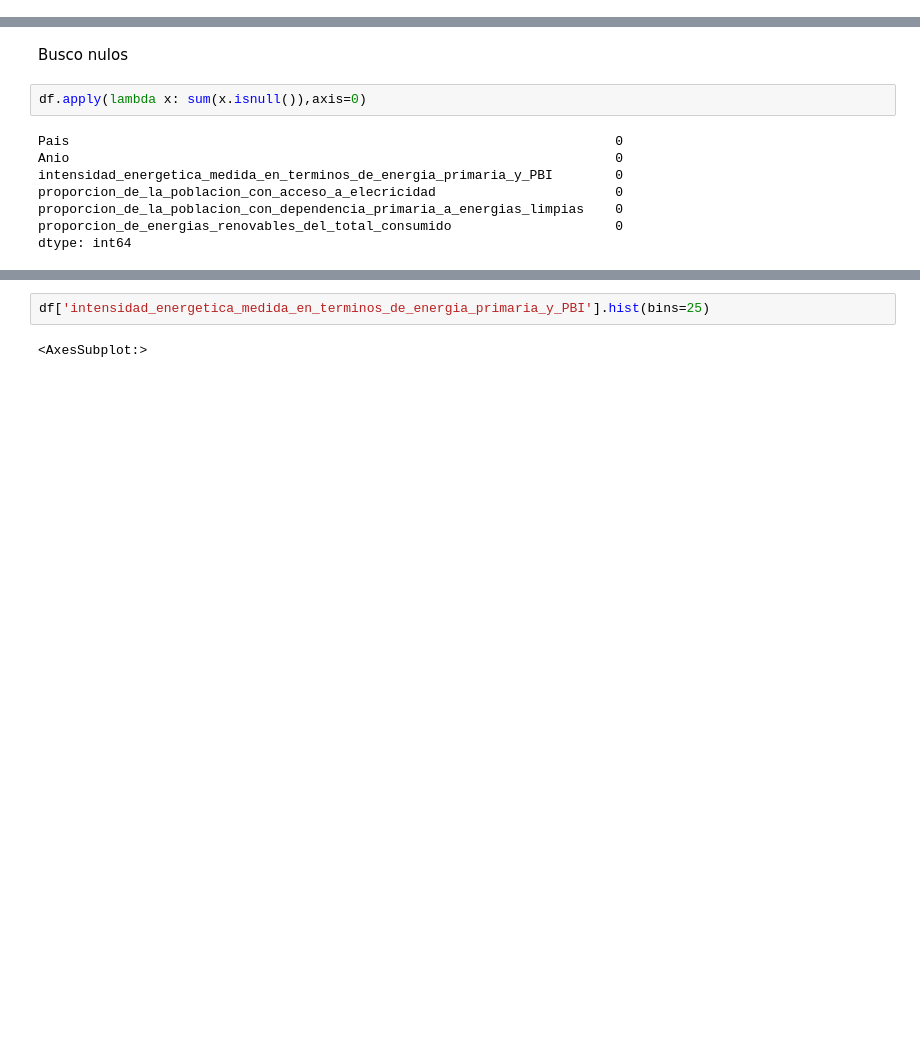
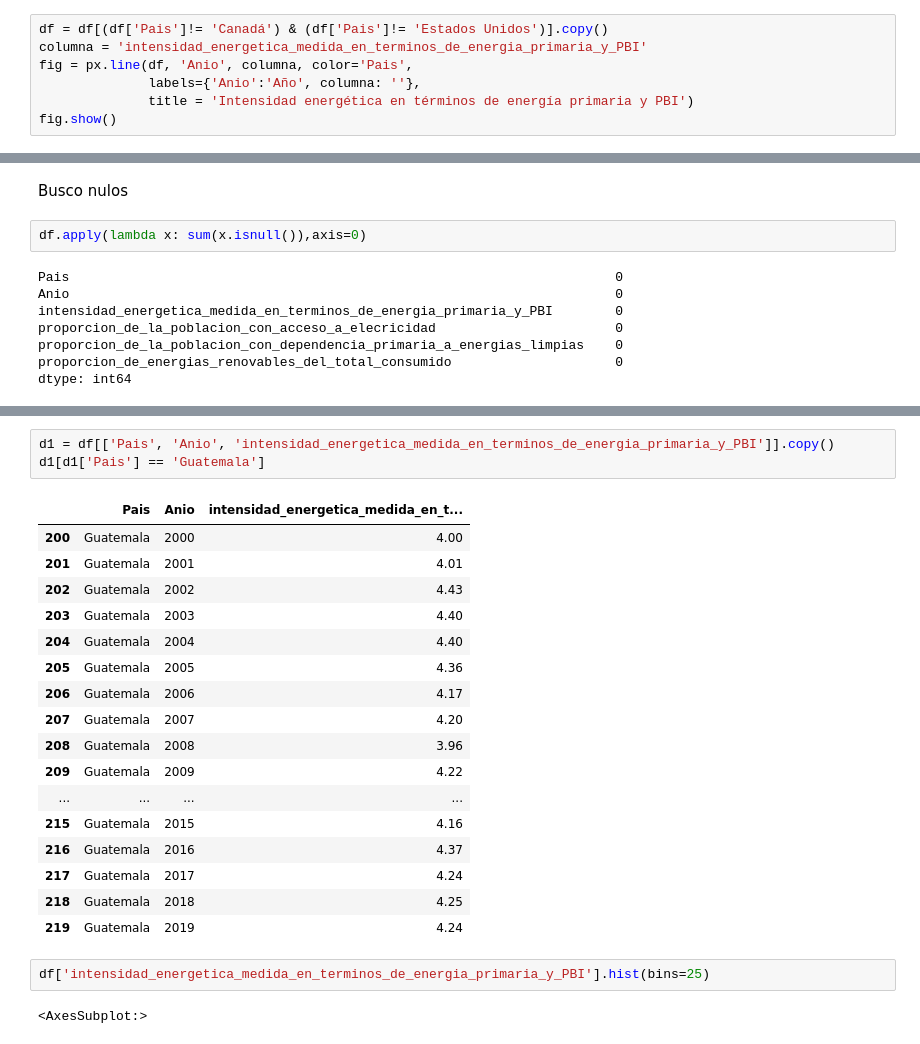
Before and after one commit to jalilpablo/Comision_Latinoamericana, a Jupyter notebook: EDA datos onu.ipynb, the cells around one changed output, grey strips where cells are left out. Saved outputs shown, nothing was run; the diff lists cells and outputs as text; blank space fills up the shorter version.

```diff
--- a/EDA datos onu.ipynb
+++ b/EDA datos onu.ipynb
@@ -10,3 +19,10 @@ df = pd.read_csv('datos_ONU.csv')
+# %%
+df = df[(df['Pais']!= 'Canadá') & (df['Pais']!= 'Estados Unidos')].copy()
+columna = 'intensidad_energetica_medida_en_terminos_de_energia_primaria_y_PBI'
+fig = px.line(df, 'Anio', columna, color='Pais',
+              labels={'Anio':'Año', columna: ''},
+              title = 'Intensidad energética en términos de energía primaria y PBI')
+fig.show()
 # %% [markdown]
 Identificación de tipos de datos
 # %%
@@ -96,3 +121,24 @@ dtype: int64
+# %%
+d1 = df[['Pais', 'Anio', 'intensidad_energetica_medida_en_terminos_de_energia_primaria_y_PBI']].copy()
+d1[d1['Pais'] == 'Guatemala']
+# %% [output]
+|  | Pais | Anio | intensidad_energetica_medida_en_t... |
+| 200 | Guatemala | 2000 | 4.00 |
+| 201 | Guatemala | 2001 | 4.01 |
+| 202 | Guatemala | 2002 | 4.43 |
+| 203 | Guatemala | 2003 | 4.40 |
+| 204 | Guatemala | 2004 | 4.40 |
+| 205 | Guatemala | 2005 | 4.36 |
+| 206 | Guatemala | 2006 | 4.17 |
+| 207 | Guatemala | 2007 | 4.20 |
+| 208 | Guatemala | 2008 | 3.96 |
+| 209 | Guatemala | 2009 | 4.22 |
+| ... | ... | ... | ... |
+| 215 | Guatemala | 2015 | 4.16 |
+| 216 | Guatemala | 2016 | 4.37 |
+| 217 | Guatemala | 2017 | 4.24 |
+| 218 | Guatemala | 2018 | 4.25 |
+| 219 | Guatemala | 2019 | 4.24 |
 # %%
 df['intensidad_energetica_medida_en_terminos_de_energia_primaria_y_PBI'].hist(bins=25)
 # %% [output]
```
Also changed, not shown: parts of 2 cells of this notebook, 3 other files.
